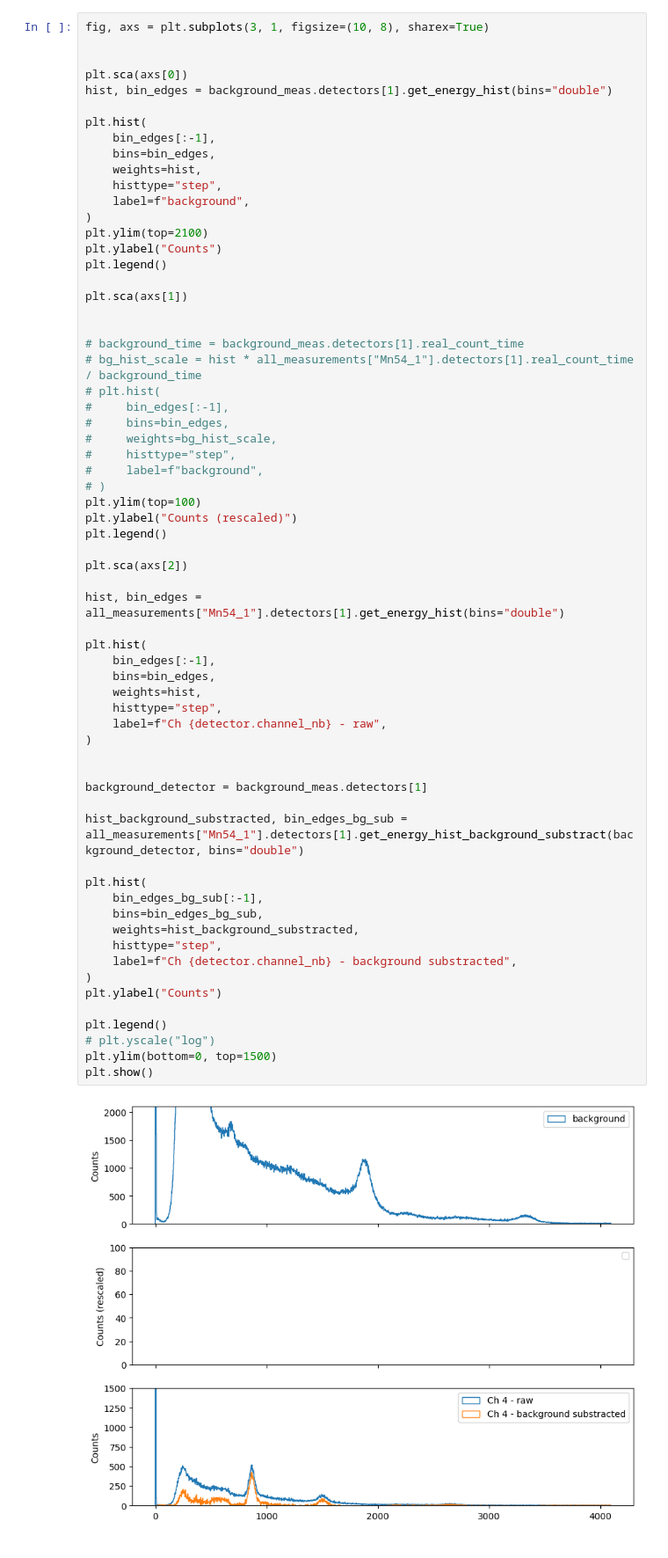
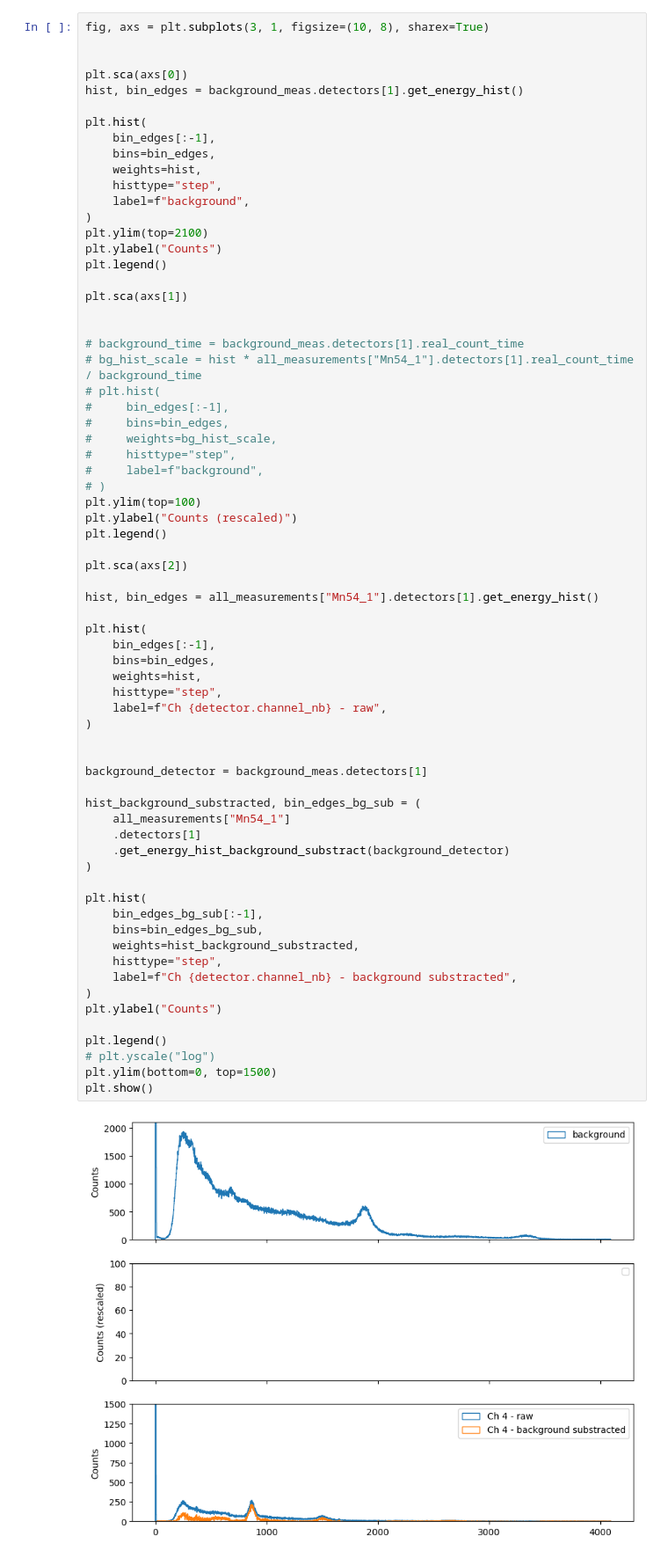
Before and after one commit to cdunn314/libra-toolbox, a Jupyter notebook: example.ipynb, the cells around one changed output. Shown at 88% size. Cells and saved outputs as stored; diff of their text form.

```diff
--- a/example.ipynb
+++ b/example.ipynb
@@ -233,7 +261,7 @@ fig, axs = plt.subplots(3, 1, figsize=(10, 8), sharex=True)
 
 
 plt.sca(axs[0])
-hist, bin_edges = background_meas.detectors[1].get_energy_hist(bins="double")
+hist, bin_edges = background_meas.detectors[1].get_energy_hist()
 
 plt.hist(
     bin_edges[:-1],
@@ -264,36 +292,40 @@ plt.legend()
 
 plt.sca(axs[2])
 
-hist, bin_edges = all_measurements["Mn54_1"].detectors[1].get_energy_hist(bins="double")
+hist, bin_edges = all_measurements["Mn54_1"].detectors[1].get_energy_hist()
 
 plt.hist(
     bin_edges[:-1],
     bins=bin_edges,
     weights=hist,
     histtype="step",
     label=f"Ch {detector.channel_nb} - raw",
 )
 
 
 background_detector = background_meas.detectors[1]
 
-hist_background_substracted, bin_edges_bg_sub = all_measurements["Mn54_1"].detectors[1].get_energy_hist_background_substract(background_detector, bins="double")
+hist_background_substracted, bin_edges_bg_sub = (
+    all_measurements["Mn54_1"]
+    .detectors[1]
+    .get_energy_hist_background_substract(background_detector)
+)
 
 plt.hist(
     bin_edges_bg_sub[:-1],
     bins=bin_edges_bg_sub,
     weights=hist_background_substracted,
     histtype="step",
     label=f"Ch {detector.channel_nb} - background substracted",
 )
 plt.ylabel("Counts")
 
 plt.legend()
 # plt.yscale("log")
 plt.ylim(bottom=0, top=1500)
 plt.show()
 # %% [output]
-[figure, old version]
+[figure, new version]
 # %%
 calibration_coeffs = {}
 
```
Also changed, not shown: parts of 8 cells of this notebook, 2 other files.
